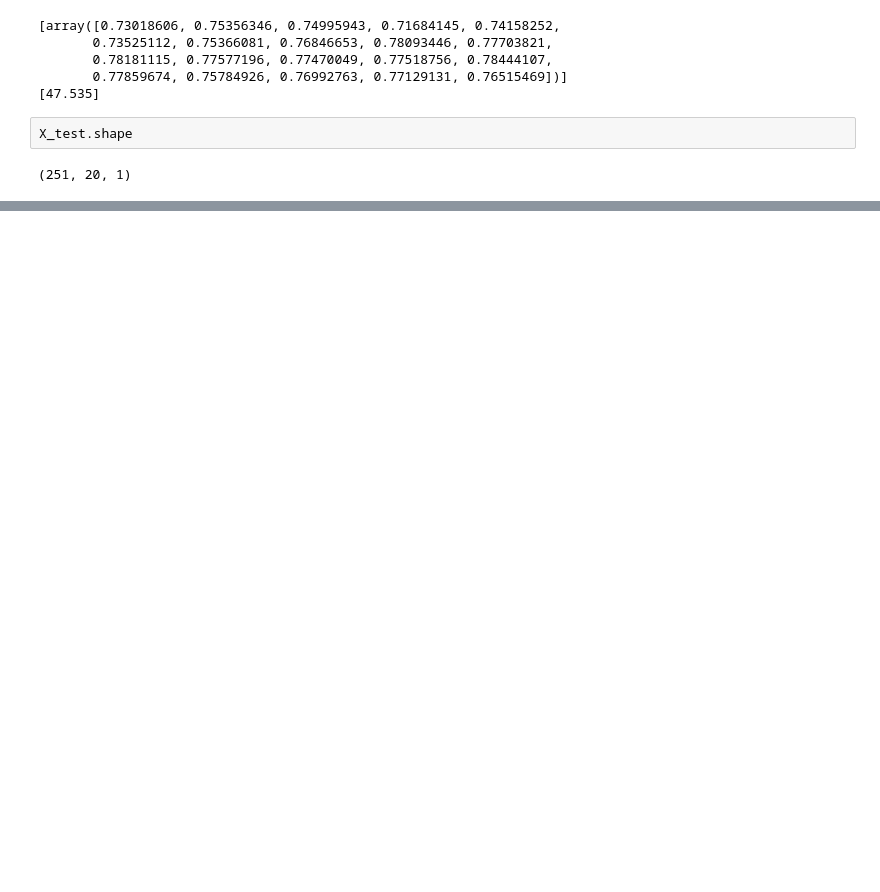
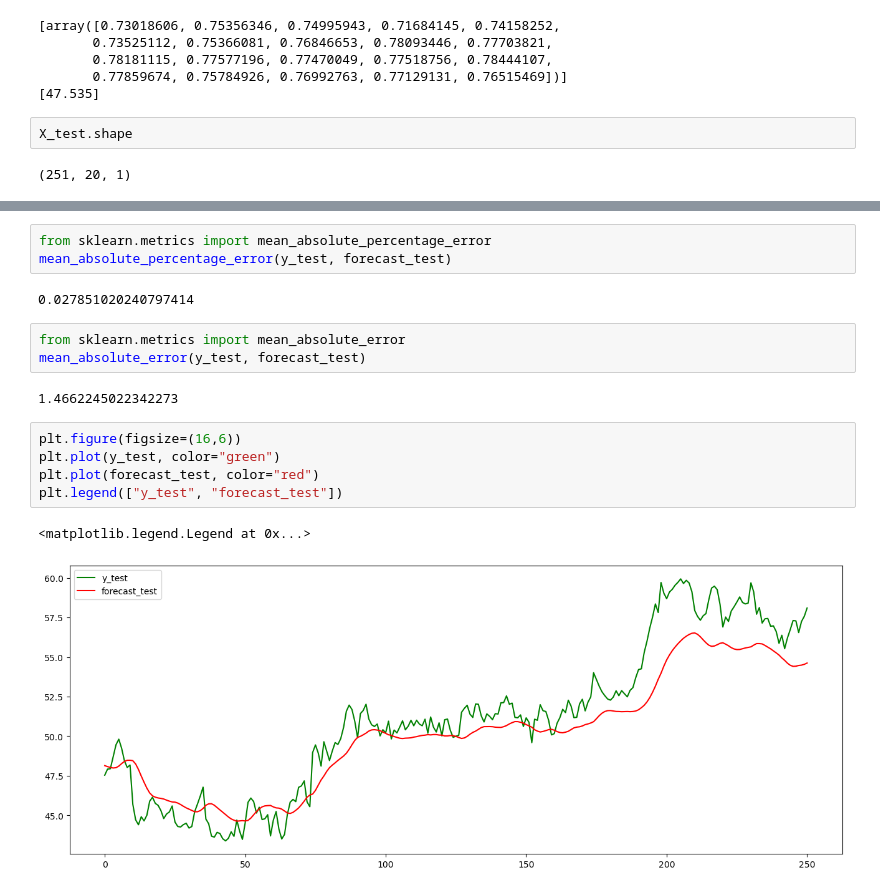
Before and after one commit to Rosaverde/Stock_price_prediction_LSTM, a Jupyter notebook: LSTM_Stock_prediction.ipynb, the cells around one changed output, grey strips where cells are left out. Drawn from its saved outputs; the diff is of its cells as text; blank space fills up the shorter version.

Commit message:
Adding MAPE, MAE and visualization

```diff
--- a/LSTM_Stock_prediction.ipynb
+++ b/LSTM_Stock_prediction.ipynb
@@ -283,0 +285,18 @@ array([[53.691765],
+# %%
+from sklearn.metrics import mean_absolute_percentage_error
+mean_absolute_percentage_error(y_test, forecast_test)
+# %% [output]
+0.027851020240797414
+# %%
+from sklearn.metrics import mean_absolute_error
+mean_absolute_error(y_test, forecast_test)
+# %% [output]
+1.4662245022342273
+# %%
+plt.figure(figsize=(16,6))
+plt.plot(y_test, color="green")
+plt.plot(forecast_test, color="red")
+plt.legend(["y_test", "forecast_test"])
+# %% [output]
+<matplotlib.legend.Legend at 0x...>
+[figure, added]
```
Also changed, not shown: parts of 4 cells of this notebook.
